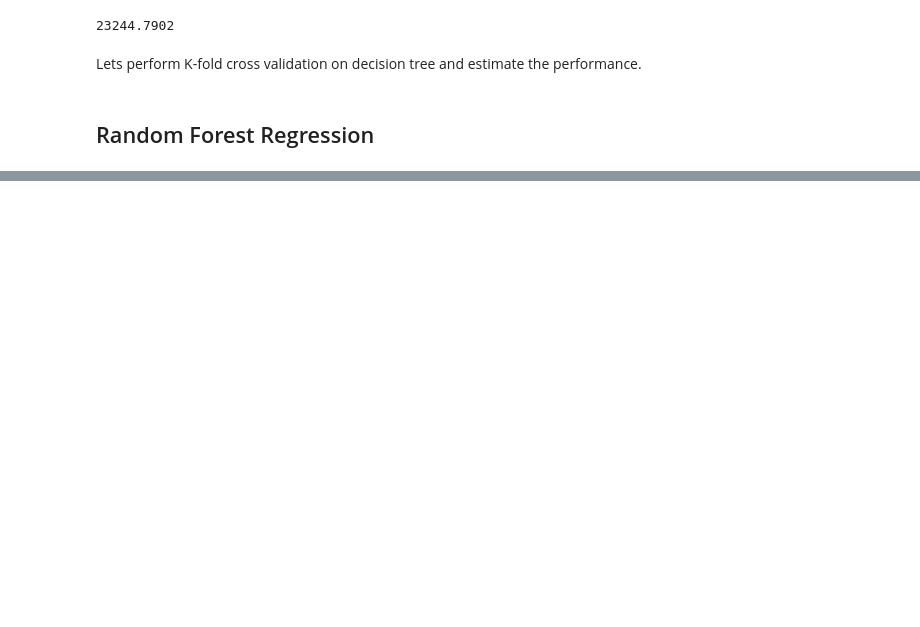
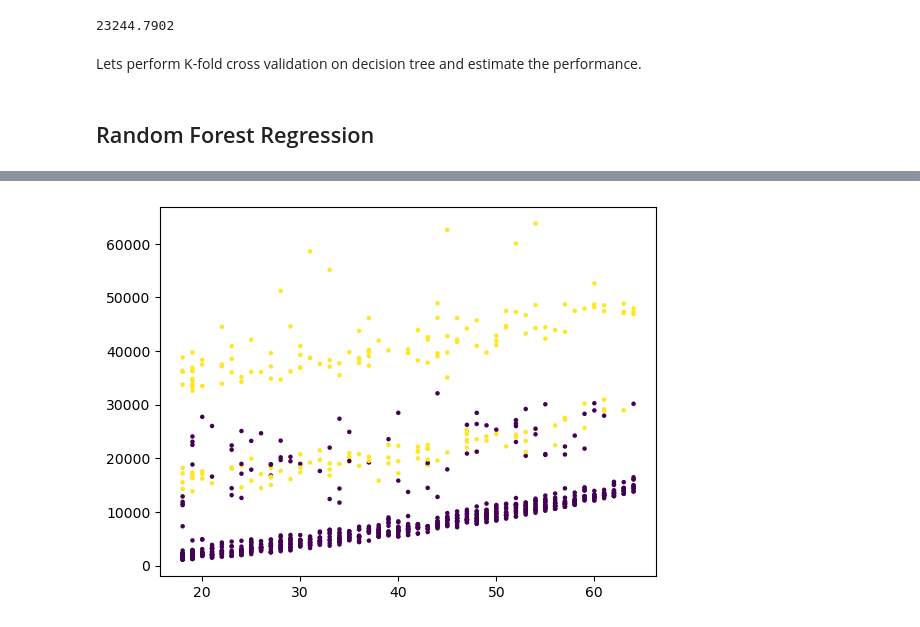
Before and after one commit to vivek-rd/Medical-Insurance-Cost-Prediction, a Jupyter notebook: medical_insurance_cost_prediction.ipynb, the cells around one changed output, grey strips where cells are left out. Saved outputs shown, nothing was run; the diff lists cells and outputs as text; code cells hidden in the pictures; blank space fills up the shorter version.

Commit message:
Day 1 - Added plots

```diff
--- a/medical_insurance_cost_prediction.ipynb
+++ b/medical_insurance_cost_prediction.ipynb
@@ -204,7 +206,7 @@ def cv_estimate(n_splits=None):
 # %% [markdown]
 ## Random Forest Regression
 # %%
-rf = RandomForestRegressor(max_depth=5, random_state=0, min_samples_leaf=25)
+rf = RandomForestRegressor(max_depth=4, random_state=0, min_samples_leaf=25)
 rf.fit(X_train, y_train)
 
 print(f'R2 coefficient - {rf.score(X_test, y_test)}')
@@ -215,0 +270,5 @@ Mean Absolute Error - 4526.086789042693
+# %%
+plt.scatter(X_train['age'], y_train, c=X_train['smoker'], s=5)
+plt.show()
+# %% [output]
+[figure, added]
```
Also changed, not shown: parts of 10 cells of this notebook.
